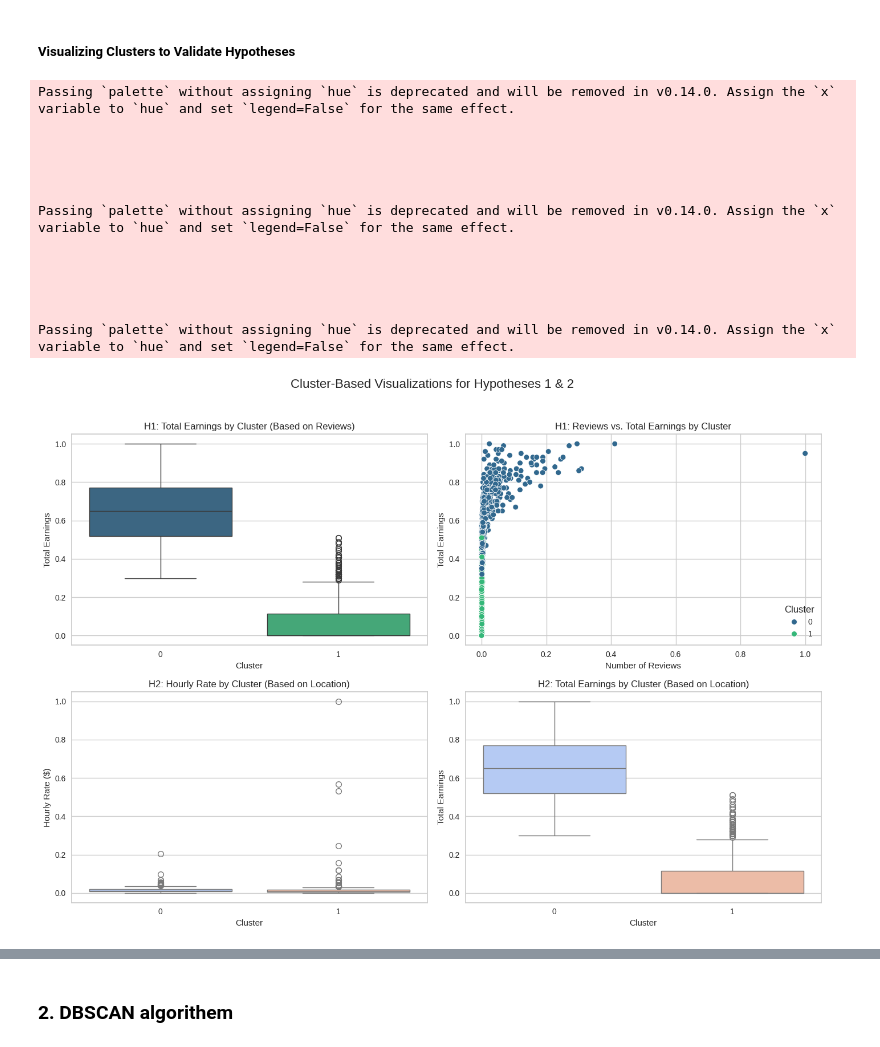
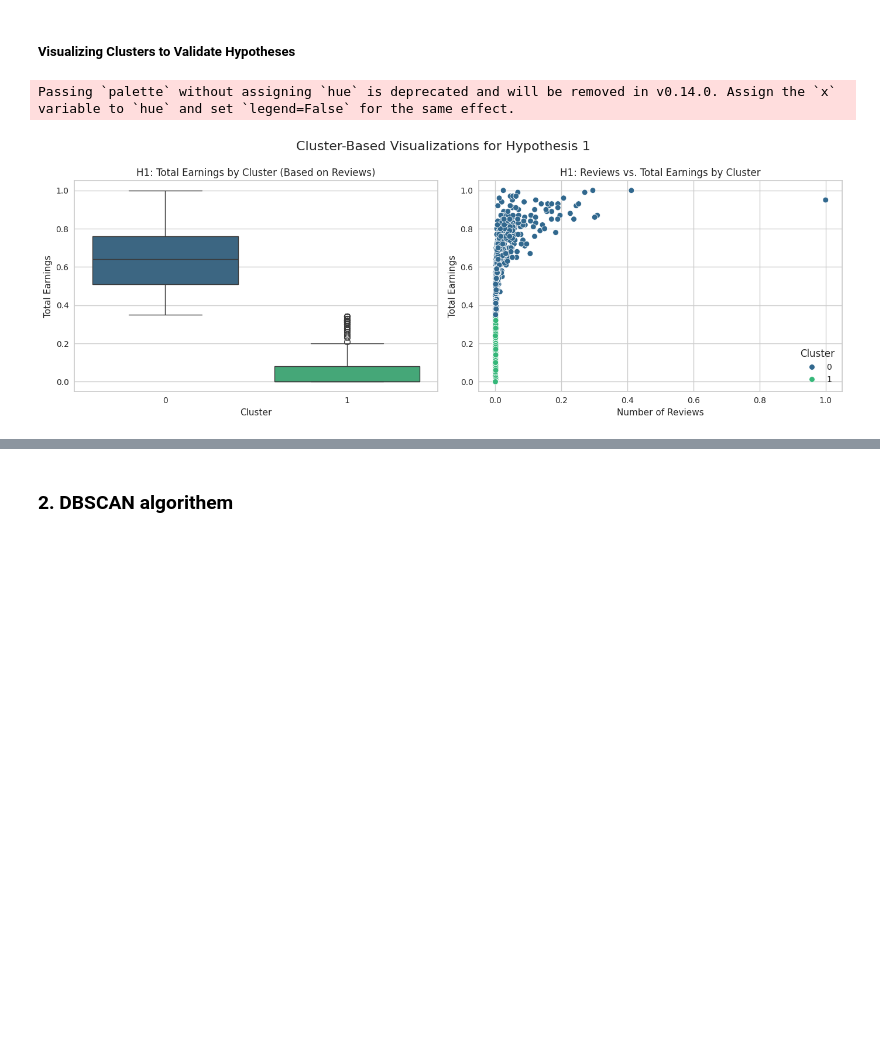
Before and after one commit to iRoseM/Freelancing-Trends--IT362, a Jupyter notebook: IT362_groub_6.ipynb, the cells around one changed output, grey strips where cells are left out. Cells and saved outputs as stored; diff of their text form; code cells hidden in the pictures; blank space fills up the shorter version.

```diff
--- a/IT362_groub_6.ipynb
+++ b/IT362_groub_6.ipynb
@@ -1976,9 +2004,9 @@ from sklearn.metrics import silhouette_score
 import pandas as pd
 
 
-# Perform k-means clustering with k=10
-kmeans = KMeans(n_clusters=10, random_state=42, n_init='auto')
-kmeans.fit(X_scaled)
+# Perform k-means clustering with k=4
+kmeans = KMeans(n_clusters=4, random_state=42, n_init='auto')
+kmeans.fit(X)
 labels = kmeans.labels_
 
 # Compute the WSS (Within-Cluster Sum of Squares)
@@ -2123,7 +2064,7 @@ from sklearn.cluster import KMeans
 
 kmeans = KMeans(n_clusters=2,n_init='auto')
 visualizer = SilhouetteVisualizer(kmeans, colors='yellowbrick')
-visualizer.fit(X_scaled)
+visualizer.fit(X)
 visualizer.show()
 # %% [output]
 Requirement already satisfied: yellowbrick in /usr/local/lib/python3.11/dist-packages (1.5)
@@ -2152,7 +2093,7 @@ import pandas as pd
 
 # Perform k-means clustering with k=2
 kmeans = KMeans(n_clusters=2, random_state=42, n_init='auto')
-kmeans.fit(X_scaled)
+kmeans.fit(X)
 labels = kmeans.labels_
 
 # Compute the WSS (Within-Cluster Sum of Squares)
@@ -2190,7 +2131,7 @@ from sklearn.cluster import KMeans
 
 # Apply K-Means with k=2
 kmeans = KMeans(n_clusters=2, random_state=42, n_init=10)
-df["Cluster"] = kmeans.fit_predict(X_scaled)
+df["Cluster"] = kmeans.fit_predict(X)
 
 # Display first few rows with cluster labels
 df.head()
@@ -2242,63 +2172,26 @@ In summary, Cluster 0 represents high-performing freelancers with strong reputat
 # %%
 import matplotlib.pyplot as plt
 import seaborn as sns
 
-
-# # Define numerical columns
-# numerical_columns = ["Hourly Rate","Reviews", "Total Earnings"]
-
-# # Revert Min-Max Scaling directly on the existing dataframe for visualization
-# df[numerical_columns] = df[numerical_columns] * (original_max_values - original_min_values) + original_min_values
-
-# # Ensure "Reviews" is integer-based
-# df["Reviews"] = df["Reviews"].fillna(0).astype(int)
-
-
-# Plotting Hypotheses
-fig, axes = plt.subplots(2, 2, figsize=(14, 10))
-fig.suptitle('Cluster-Based Visualizations for Hypotheses 1 & 2', fontsize=16)
+# Plotting Hypothesis 1 only
+fig, axes = plt.subplots(1, 2, figsize=(14, 5))  # Changed to 1 row, 2 columns
+fig.suptitle('Cluster-Based Visualizations for Hypothesis 1', fontsize=16)
 
 # =========================
-# Hypothesis 1: Reviews vs. Total Earnings→ (Row 1)
+# Hypothesis 1: Reviews vs. Total Earnings
 # =========================
-sns.boxplot(x="Cluster", y="Total Earnings", data=df, palette="viridis", ax=axes[0, 0])
-axes[0, 0].set_title("H1: Total Earnings by Cluster (Based on Reviews)")
-axes[0, 0].set_xlabel("Cluster")
-axes[0, 0].set_ylabel("Total Earnings")
+sns.boxplot(x="Cluster", y="Total Earnings", data=df, palette="viridis", ax=axes[0])
+axes[0].set_title("H1: Total Earnings by Cluster (Based on Reviews)")
+axes[0].set_xlabel("Cluster")
+axes[0].set_ylabel("Total Earnings")
 
-sns.scatterplot(data=df, x="Reviews", y="Total Earnings", hue="Cluster", palette="viridis", ax=axes[0, 1])
-axes[0, 1].set_title("H1: Reviews vs. Total Earnings by Cluster")
-axes[0, 1].set_xlabel("Number of Reviews")
-axes[0, 1].set_ylabel("Total Earnings")
+sns.scatterplot(data=df, x="Reviews", y="Total Earnings", hue="Cluster", palette="viridis", ax=axes[1])
+axes[1].set_title("H1: Reviews vs. Total Earnings by Cluster")
+axes[1].set_xlabel("Number of Reviews")
+axes[1].set_ylabel("Total Earnings")
 
-# =========================
-# Hypothesis 2: Economic Conditions Proxy (Hourly Rate + Earnings)→ (Row 2)
-# =========================
-sns.boxplot(x="Cluster", y="Hourly Rate", data=df, palette="coolwarm", ax=axes[1, 0])
-axes[1, 0].set_title("H2: Hourly Rate by Cluster (Based on Location)")
-axes[1, 0].set_xlabel("Cluster")
-axes[1, 0].set_ylabel("Hourly Rate ($)")
-
-sns.boxplot(x="Cluster", y="Total Earnings", data=df, palette="coolwarm", ax=axes[1, 1])
-axes[1, 1].set_title("H2: Total Earnings by Cluster (Based on Location)")
-axes[1, 1].set_xlabel("Cluster")
-axes[1, 1].set_ylabel("Total Earnings")
-
-# Adjust layout for better spacing
-plt.tight_layout(rect=[0, 0, 1, 0.96])
+plt.tight_layout()
 plt.show()
 # %% [output]
 Passing `palette` without assigning `hue` is deprecated and will be removed in v0.14.0. Assign the `x` variable to `hue` and set `legend=False` for the same effect.
-
-
-
-
-
-Passing `palette` without assigning `hue` is deprecated and will be removed in v0.14.0. Assign the `x` variable to `hue` and set `legend=False` for the same effect.
-
-
-
-
-
-Passing `palette` without assigning `hue` is deprecated and will be removed in v0.14.0. Assign the `x` variable to `hue` and set `legend=False` for the same effect.
-[figure, old version]
+[figure, new version]
```
Also changed, not shown: parts of 43 cells of this notebook.
